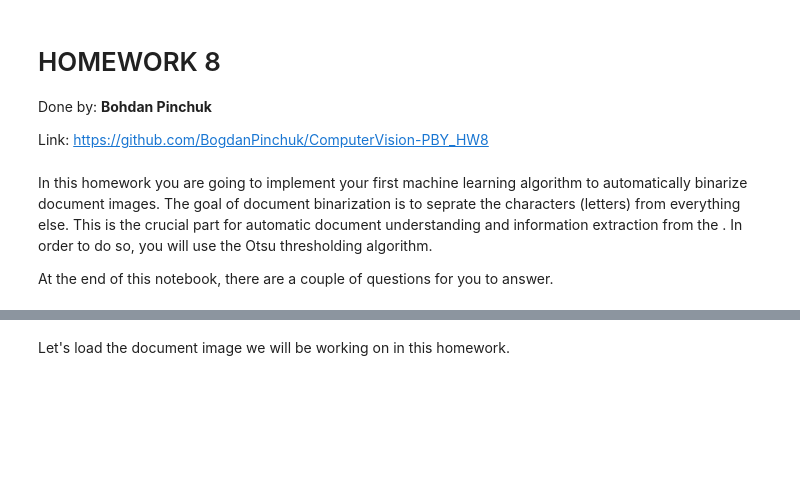
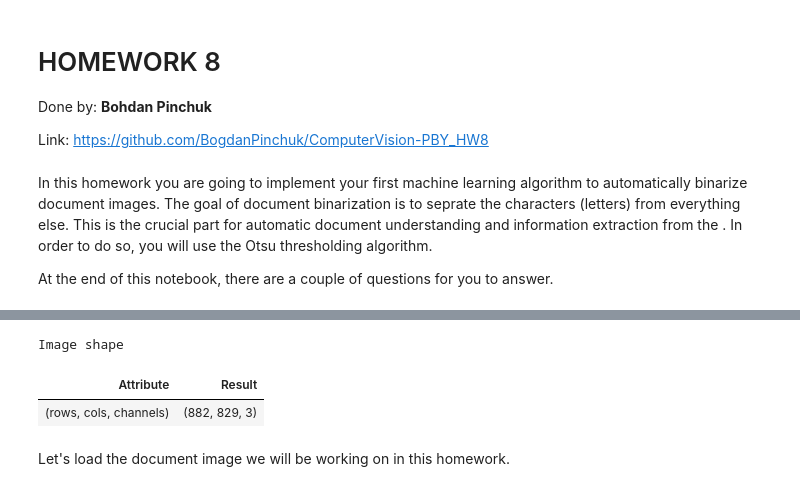
Before and after one commit to BogdanPinchuk/ComputerVision-PBY_HW8, a Jupyter notebook: Bohdan_Pinchuk_CV_HW8.ipynb, the cells around one changed output, grey strips where cells are left out. Cells and saved outputs as stored; diff of their text form; code cells hidden in the pictures; blank space fills up the shorter version.

```diff
--- a/Bohdan_Pinchuk_CV_HW8.ipynb
+++ b/Bohdan_Pinchuk_CV_HW8.ipynb
@@ -88,2 +86,43 @@ plt.rcParams['figure.figsize'] = [15, 10]
+# %%
+# Load data
+
+import cv2
+from pathlib import Path
+import apps.reporter as rpt
+
+# Input data
+file_name = "resources/images/document.jpg"
+
+# Solution
+file_path = Path(file_name)
+
+# Load an image (you can freely choose any image you like)
+if file_path.exists():
+    img_bgr = cv2.imread(file_path)
+else:
+    raise FileNotFoundError("File doesn't exist!")
+
+if img_bgr is None:
+    raise ValueError('Incorrect input data "img_bgr"!')
+
+# Convert it to RGB
+img_rgb = cv2.cvtColor(img_bgr, cv2.COLOR_BGR2RGB)
+# Convert image to gray scale
+img_gray = cv2.cvtColor(img_rgb, cv2.COLOR_RGB2GRAY)
+
+rp = rpt.Reporter()
+rp.add_item("(rows, cols, channels)", str(img_rgb.shape))
+
+# Print results
+rp.print_pd_report("Image shape")
+
+images_dict = {
+    "Original image": img_rgb,
+    "Grayscale image": img_gray,
+}
+# %% [output]
+Image shape
+| Attribute | Result |
+| (rows, cols, channels) | (882, 829, 3) |
 # %% [markdown]
 Let's load the document image we will be working on in this homework.
```
Also changed, not shown: parts of 6 cells of this notebook, 1 other file.
